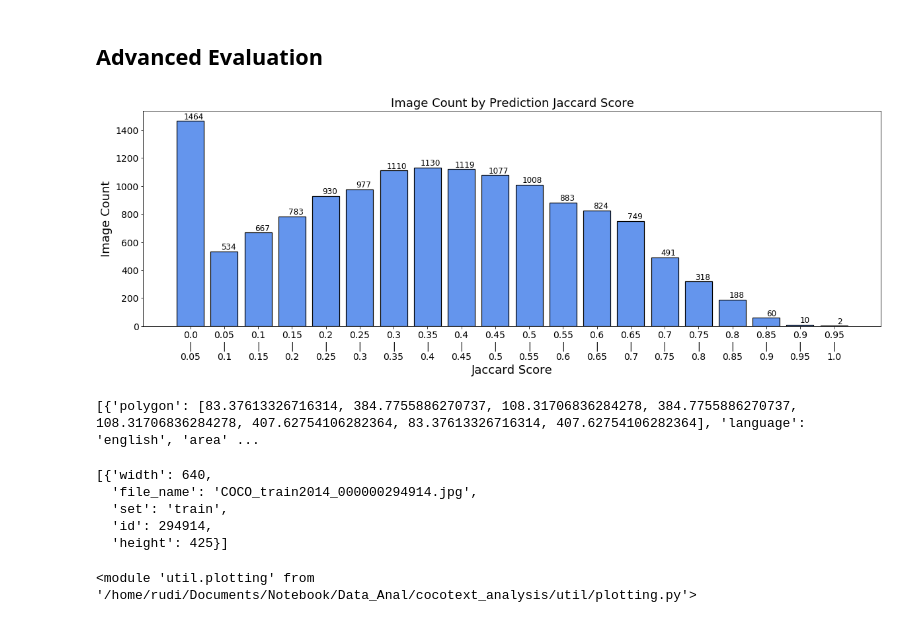
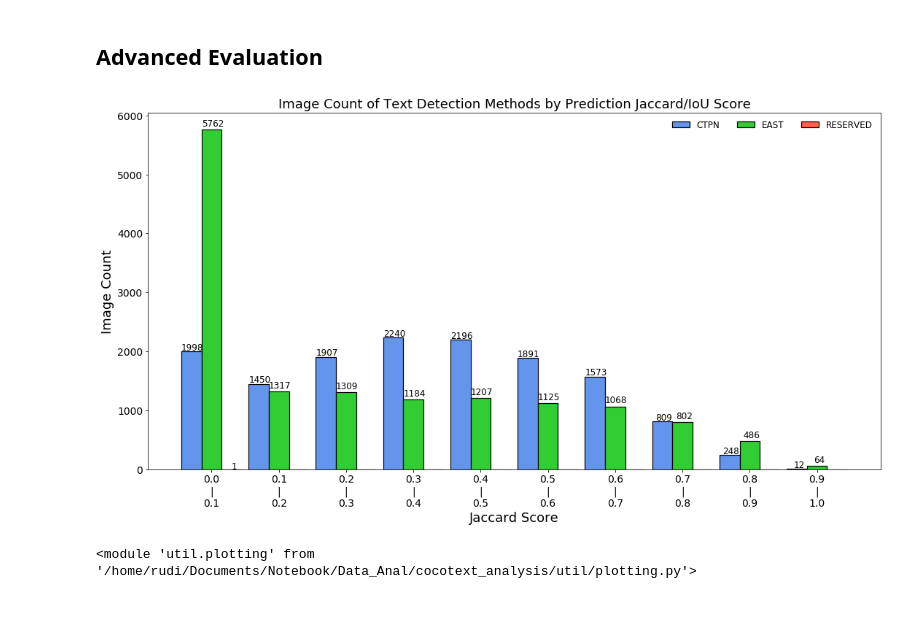
Before and after one commit to rudipurnomo-au/cocotext_analysis, a Jupyter notebook: coco_text_detection_eval.ipynb, the cells around one changed output. Saved outputs shown, nothing was run; the diff lists cells and outputs as text; code cells hidden in the pictures.

```diff
--- a/coco_text_detection_eval.ipynb
+++ b/coco_text_detection_eval.ipynb
@@ -520,29 +530,45 @@ for image_id in valid_image_ids:
+# %%
+ctpn_image_score = {}
+east_image_score = {}
+for image_id in valid_image_ids:
+    image_stat = gt.loadImgs(image_id)[0]
+    gt_annots = gt.loadAnns(gt.getAnnIds(imgIds=image_id))
+    ev_ctpn_annots = ev_ctpn.loadAnns(ev_ctpn.getAnnIds(imgIds=image_id))
+    ev_east_annots = ev_east.loadAnns(ev_east.getAnnIds(imgIds=image_id))
+    # Pass all cases without ground truth
+    if len(gt_annots) == 0:
+        pass
+    image_weight = image_stat['width']
+    image_height = image_stat['height']
+    # Create a zero mask with the size of the image
+    gt_mask = fill_mask_from_annots(gt_annots, np.zeros((image_weight,image_height)))
+    # Do the same with the evaluation mask
+    ev_ctpn_mask = fill_mask_from_annots(ev_ctpn_annots, np.zeros((image_weight,image_height)))
+    # And count teh score
+    ctpn_image_score[image_id] = get_jaccard_score_from_annots(gt_mask, ev_ctpn_mask)
+    # Repeat with EAST
+    ev_east_mask = fill_mask_from_annots(ev_east_annots, np.zeros((image_weight,image_height)))
+    east_image_score[image_id] = get_jaccard_score_from_annots(gt_mask, ev_east_mask)
+#     print(ctpn_image_score[image_id])
+#     print(east_image_score[image_id])
+#     break
 # %%
-bin_range = np.linspace(0,1,21)
-score_count = np.histogram(list(image_score.values()), bins=bin_range)[0]
+bin_range = np.linspace(0,1,11)
+ctpn_score_count = np.histogram(list(ctpn_image_score.values()), bins=bin_range)[0]
+east_score_count = np.histogram(list(east_image_score.values()), bins=bin_range)[0]
+dummy_score_count = np.histogram([0], bins=bin_range)[0]
 bin_label = [str(round(bstart,2)) + '\n' + '|\n' + str(round(bend,2))
              for bstart,bend in zip(bin_range[:-1],bin_range[1:])]
-uplt.plot_annot_count_bar(np.arange(len(score_count)), score_count,
+uplt.plot_annot_count_3bars_horizontal(np.arange(10),
+                                [ctpn_score_count,east_score_count,dummy_score_count],
+                                legends=['CTPN','EAST','RESERVED'],
                                 x_ticks=bin_label,
-                                title='Image Count by Prediction Jaccard Score',
+                                title='Image Count of Text Detection Methods by Prediction Jaccard/IoU Score',
                                 xlabel='Jaccard Score',
                                 ylabel='Image Count',
-                                figsize=(20,6))
+                                figsize=(18,9))
 # %% [output]
-[figure, old version]
+[figure, new version]
-# %%
-gt_ann = gt.loadAnns(gt.getAnnIds(imgIds=valid_image_ids[5]))
-print(gt_ann)
-# %% [output]
-[{'polygon': [83.37613326716314, 384.7755886270737, 108.31706836284278, 384.7755886270737, 108.31706836284278, 407.62754106282364, 83.37613326716314, 407.62754106282364], 'language': 'english', 'area' ...
-# %%
-gt.loadImgs(valid_image_ids[0])
-# %% [output]
-[{'width': 640,
-  'file_name': 'COCO_train2014_000000294914.jpg',
-  'set': 'train',
-  'id': 294914,
-  'height': 425}]
 # %%
 from importlib import reload
 reload(uplt)
```
Also changed, not shown: parts of 5 cells of this notebook.
